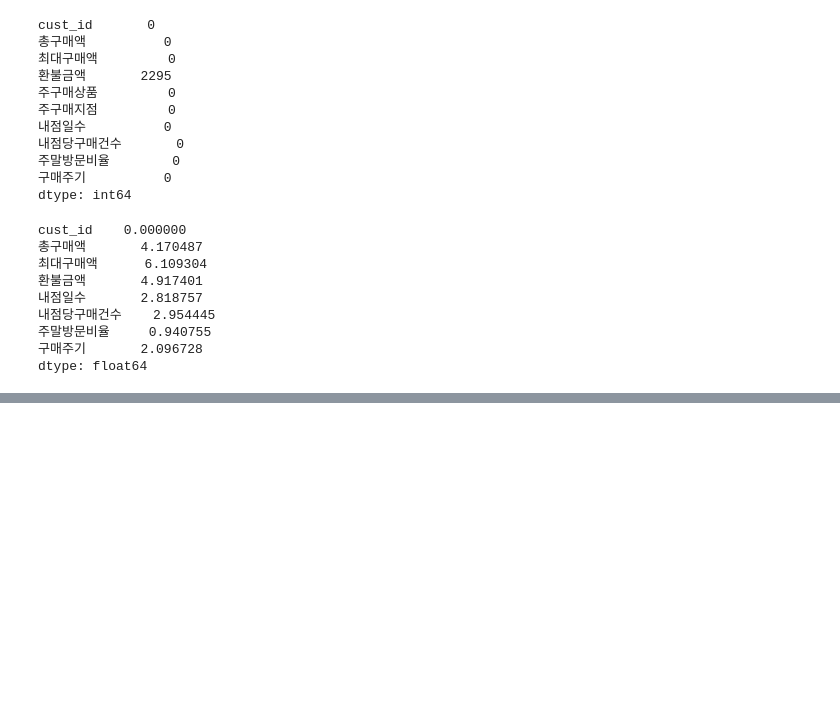
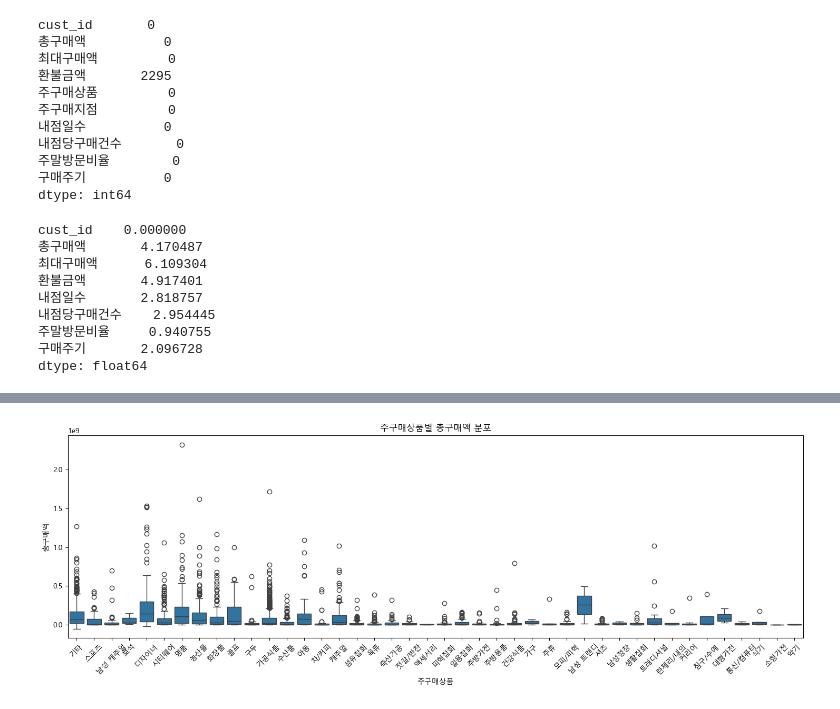
Before and after one commit to ally260509/hipython, a Jupyter notebook: ml/5.분류예측모델.성별예측하기.ipynb, the cells around one changed output, grey strips where cells are left out. Drawn from its saved outputs; the diff is of its cells as text; code cells hidden in the pictures; blank space fills up the shorter version.

```diff
--- a/ml/5.분류예측모델.성별예측하기.ipynb
+++ b/ml/5.분류예측모델.성별예측하기.ipynb
@@ -208,0 +279,13 @@ dtype: float64
+# %%
+# 이상치 탐색
+
+plt.figure(figsize=(18,5))
+sns.boxplot(data=X,
+            x='주구매상품',
+            y='총구매액')
+
+plt.xticks(rotation=45)
+plt.title('주구매상품별 총구매액 분포')
+plt.show()
+# %% [output]
+[figure, added]
```
Also changed, not shown: parts of 81 cells of this notebook, 10 other files.
